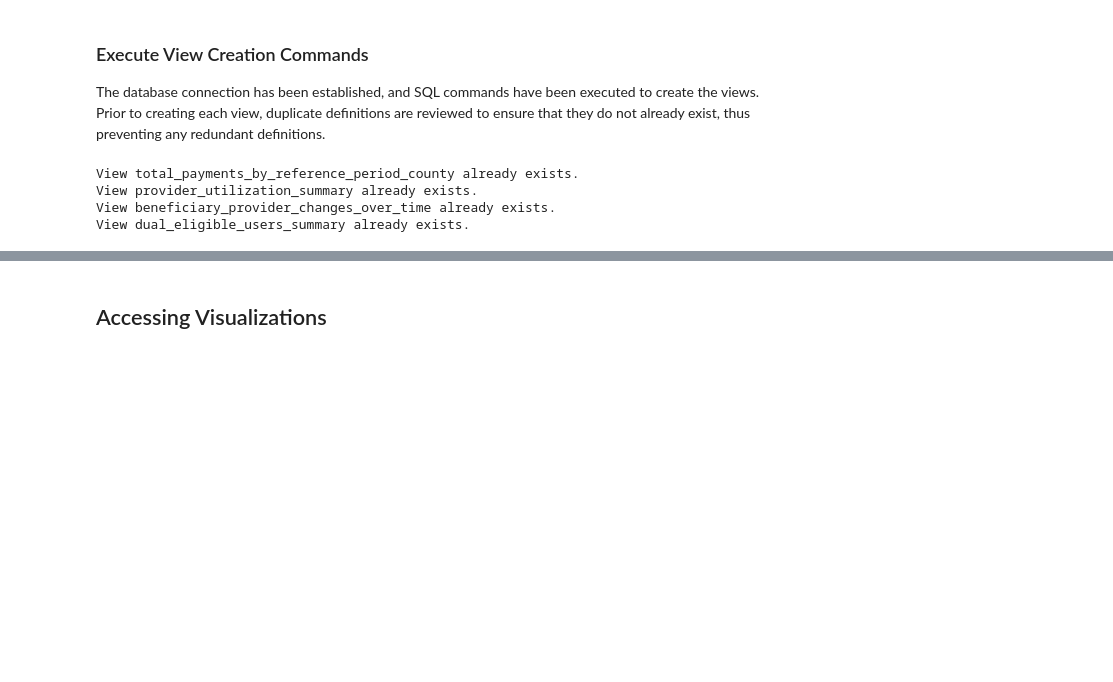
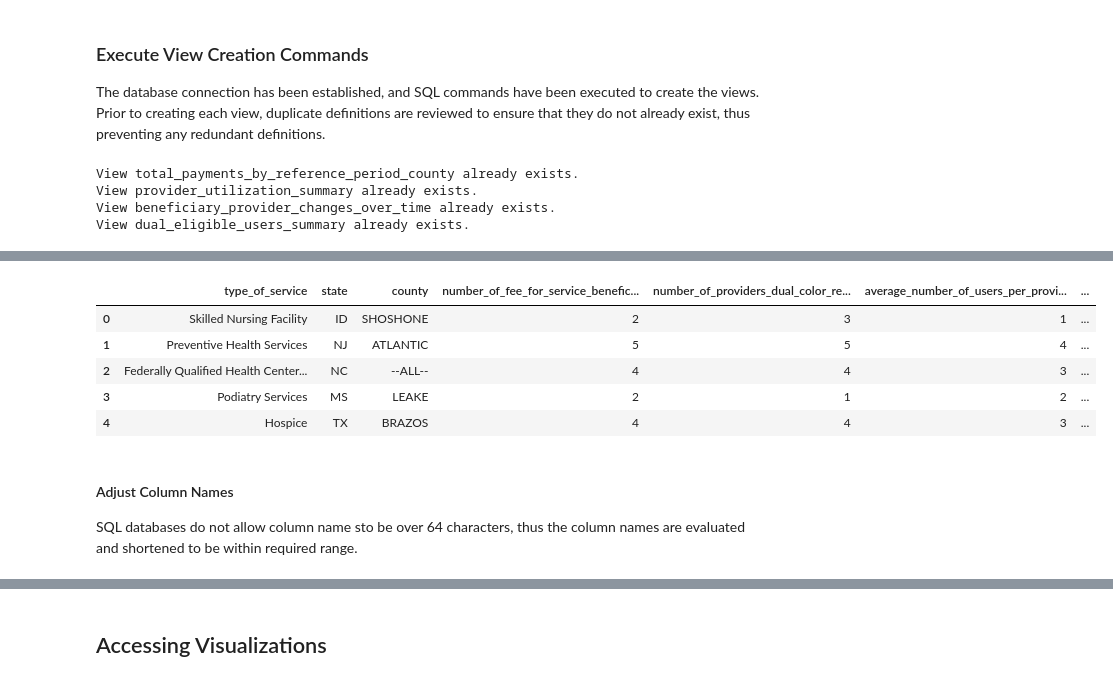
Before and after one commit to samantharivas/healthcare-market-saturation-fraud, a Jupyter notebook: SQL-database-visualizations.ipynb, the cells around one changed output, grey strips where cells are left out. Saved outputs shown, nothing was run; the diff lists cells and outputs as text; code cells hidden in the pictures; blank space fills up the shorter version.

Commit message:
addition of bagging results SQL table and views
used for Tableau visualization

```diff
--- a/SQL-database-visualizations.ipynb
+++ b/SQL-database-visualizations.ipynb
@@ -551,0 +577,14 @@ View dual_eligible_users_summary already exists.
+# %%
+# import data form csv file
+bagging_results = pd.read_csv('data/final_bagging_results.csv')
+# %% [output]
+|  | type_of_service | state | county | number_of_fee_for_service_benefic... | number_of_providers_dual_color_re... | average_number_of_users_per_provi... | ... |
+| 0 | Skilled Nursing Facility | ID | SHOSHONE | 2 | 3 | 1 | ... |
+| 1 | Preventive Health Services | NJ | ATLANTIC | 5 | 5 | 4 | ... |
+| 2 | Federally Qualified Health Center... | NC | --ALL-- | 4 | 4 | 3 | ... |
+| 3 | Podiatry Services | MS | LEAKE | 2 | 1 | 2 | ... |
+| 4 | Hospice | TX | BRAZOS | 4 | 4 | 3 | ... |
+# %% [markdown]
+#### Adjust Column Names
+
+SQL databases do not allow column name sto be over 64 characters, thus the column names are evaluated and shortened to be within required range.
```
Also changed, not shown: parts of 13 cells of this notebook, 1 other file.
